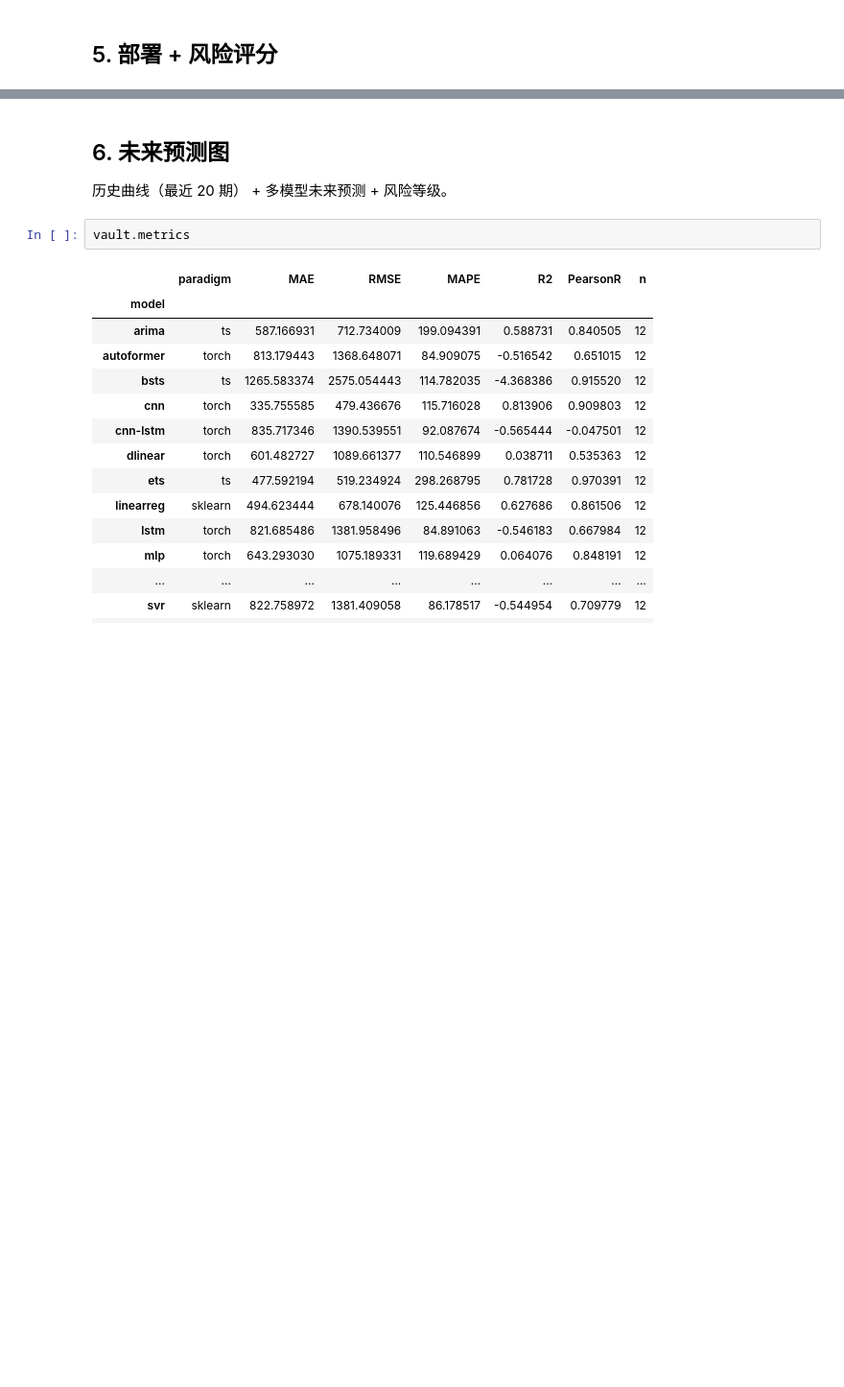
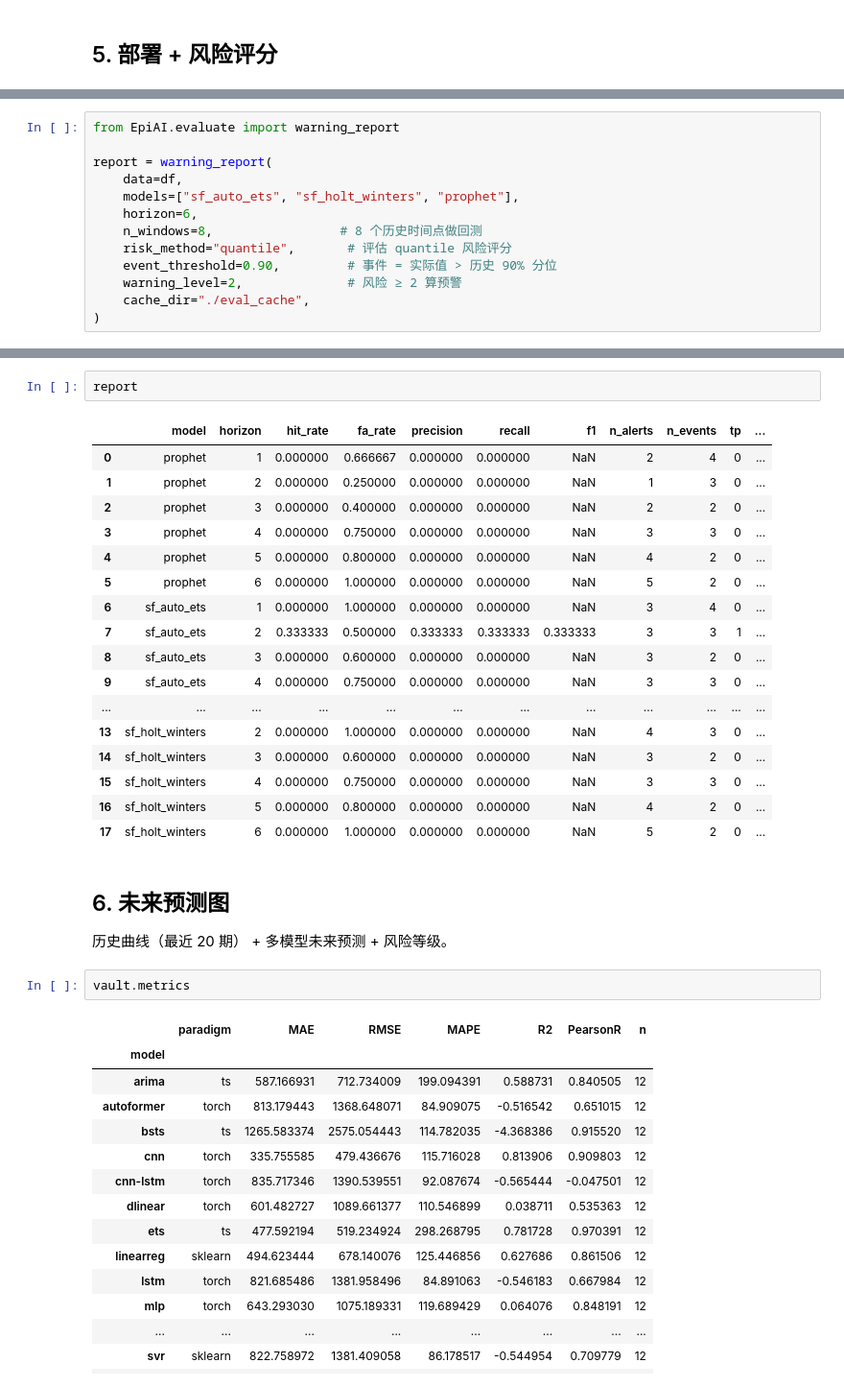
Before and after one commit to 1511878618/EpiAI, a Jupyter notebook: tutorial/tutorial_workflow.ipynb, the cells around one changed output, grey strips where cells are left out. Shown at 96% size. Saved outputs shown, nothing was run; the diff lists cells and outputs as text; blank space fills up the shorter version.

```diff
--- a/tutorial/tutorial_workflow.ipynb
+++ b/tutorial/tutorial_workflow.ipynb
@@ -153,0 +173,13 @@ runtime.risk_scorers['quantile']
+# %%
+from EpiAI.evaluate import warning_report
+
+report = warning_report(
+    data=df,
+    models=["sf_auto_ets", "sf_holt_winters", "prophet"],
+    horizon=6,
+    n_windows=8,                 # 8 个历史时间点做回测
+    risk_method="quantile",       # 评估 quantile 风险评分
+    event_threshold=0.90,         # 事件 = 实际值 > 历史 90% 分位
+    warning_level=2,              # 风险 ≥ 2 算预警
+    cache_dir="./eval_cache",
+)
@@ -154,3 +221,23 @@ runtime.risk_scorers['quantile']
+# %%
+report
+# %% [output]
+|  | model | horizon | hit_rate | fa_rate | precision | recall | f1 | n_alerts | n_events | tp | ... |
+| 0 | prophet | 1 | 0.000000 | 0.666667 | 0.000000 | 0.000000 | NaN | 2 | 4 | 0 | ... |
+| 1 | prophet | 2 | 0.000000 | 0.250000 | 0.000000 | 0.000000 | NaN | 1 | 3 | 0 | ... |
+| 2 | prophet | 3 | 0.000000 | 0.400000 | 0.000000 | 0.000000 | NaN | 2 | 2 | 0 | ... |
+| 3 | prophet | 4 | 0.000000 | 0.750000 | 0.000000 | 0.000000 | NaN | 3 | 3 | 0 | ... |
+| 4 | prophet | 5 | 0.000000 | 0.800000 | 0.000000 | 0.000000 | NaN | 4 | 2 | 0 | ... |
+| 5 | prophet | 6 | 0.000000 | 1.000000 | 0.000000 | 0.000000 | NaN | 5 | 2 | 0 | ... |
+| 6 | sf_auto_ets | 1 | 0.000000 | 1.000000 | 0.000000 | 0.000000 | NaN | 3 | 4 | 0 | ... |
+| 7 | sf_auto_ets | 2 | 0.333333 | 0.500000 | 0.333333 | 0.333333 | 0.333333 | 3 | 3 | 1 | ... |
+| 8 | sf_auto_ets | 3 | 0.000000 | 0.600000 | 0.000000 | 0.000000 | NaN | 3 | 2 | 0 | ... |
+| 9 | sf_auto_ets | 4 | 0.000000 | 0.750000 | 0.000000 | 0.000000 | NaN | 3 | 3 | 0 | ... |
+| ... | ... | ... | ... | ... | ... | ... | ... | ... | ... | ... | ... |
+| 13 | sf_holt_winters | 2 | 0.000000 | 1.000000 | 0.000000 | 0.000000 | NaN | 4 | 3 | 0 | ... |
+| 14 | sf_holt_winters | 3 | 0.000000 | 0.600000 | 0.000000 | 0.000000 | NaN | 3 | 2 | 0 | ... |
+| 15 | sf_holt_winters | 4 | 0.000000 | 0.750000 | 0.000000 | 0.000000 | NaN | 3 | 3 | 0 | ... |
+| 16 | sf_holt_winters | 5 | 0.000000 | 0.800000 | 0.000000 | 0.000000 | NaN | 4 | 2 | 0 | ... |
+| 17 | sf_holt_winters | 6 | 0.000000 | 1.000000 | 0.000000 | 0.000000 | NaN | 5 | 2 | 0 | ... |
 # %% [markdown]
 ## 6. 未来预测图
 
```
Also changed, not shown: parts of 6 cells of this notebook, 4 other files.
